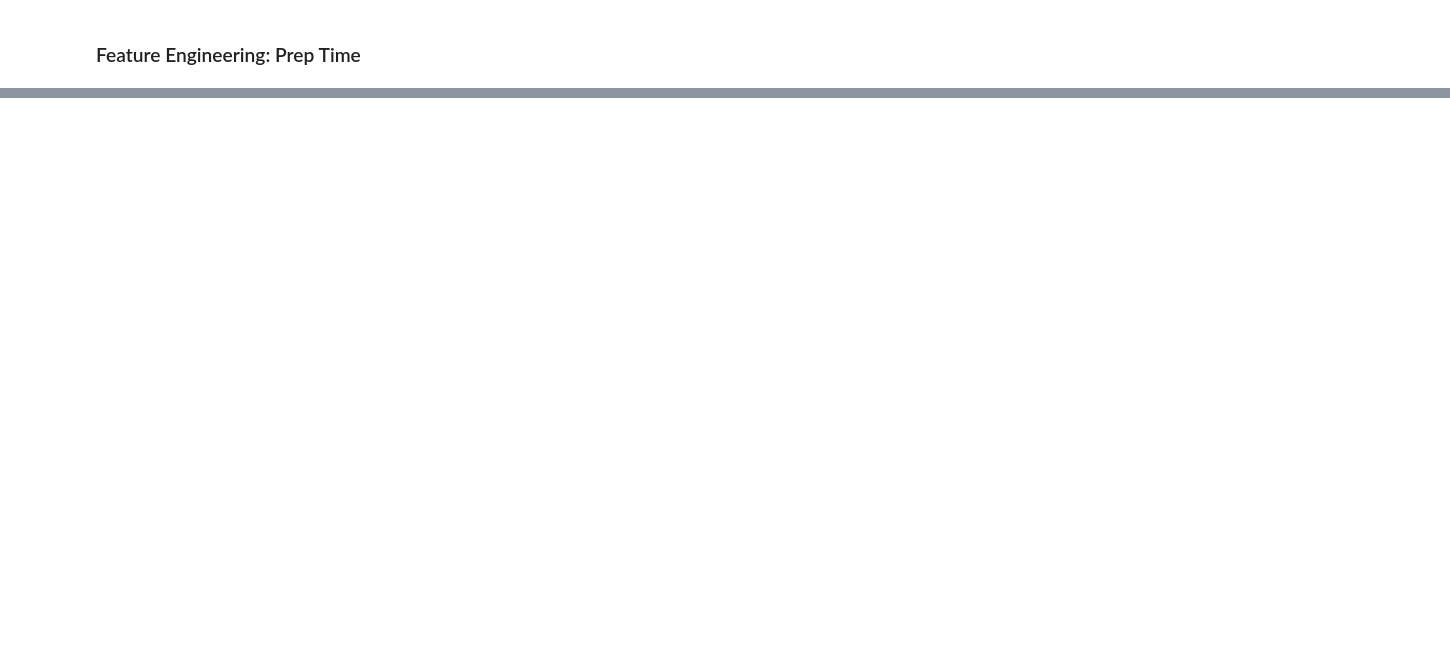
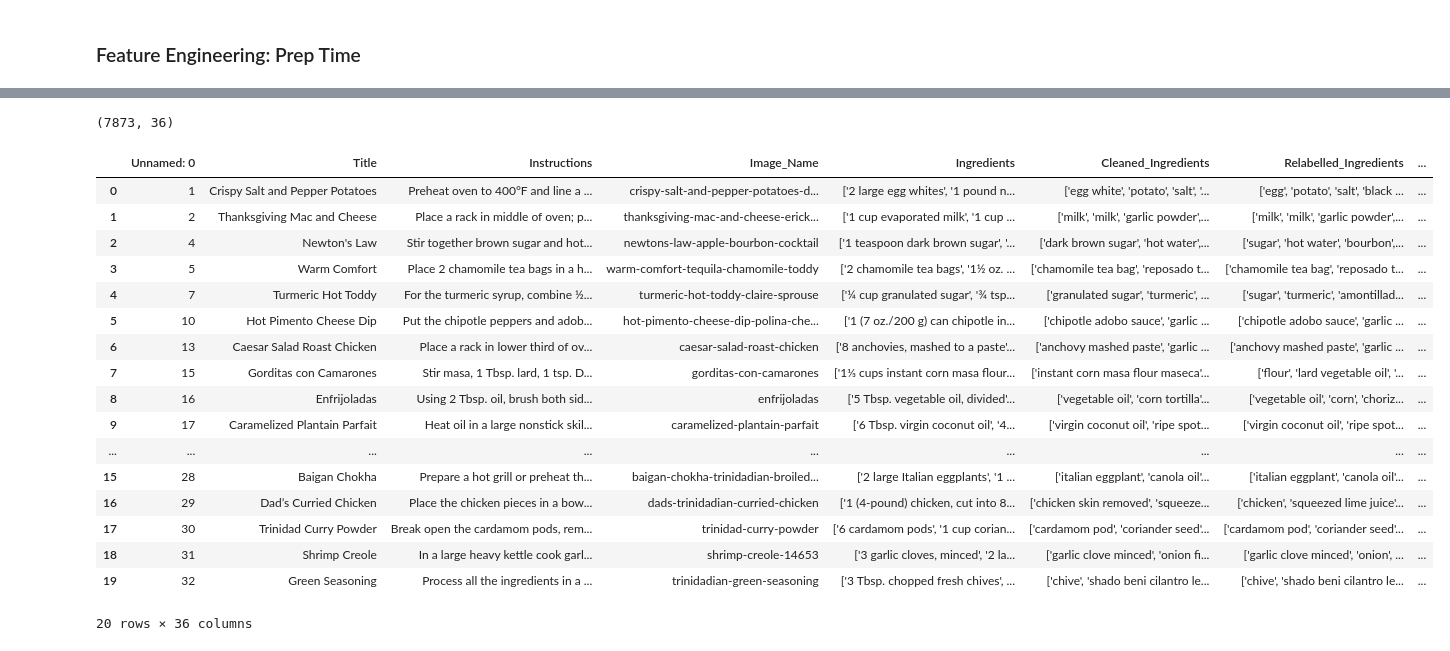
Before and after one commit to mjaber95/FeedMe, a Jupyter notebook: notebooks/christopher_recipes.ipynb, the cells around one changed output, grey strips where cells are left out. Drawn from its saved outputs; the diff is of its cells as text; code cells hidden in the pictures; blank space fills up the shorter version.

Commit message:
updated and cleaned

```diff
--- a/notebooks/christopher_recipes.ipynb
+++ b/notebooks/christopher_recipes.ipynb
@@ -395,0 +413,18 @@ Idea about prep_time
+# %%
+def prep_time(instructions):
+    prep_time = 0
+    default_time = 2
+    pattern_minutes = '(\d+) minutes'
+    pattern_hour = '(\d) hour'
+    sentences = instructions.split(".")
+    prep_time += default_time * len(sentences)
+    for sentence in sentences:
+        search_minutes = re.findall(pattern_minutes, sentence)
+        search_hours = re.findall(pattern_hour, sentence)
+        for m in search_minutes:
+            prep_time += int(m)
+        for h in search_hours:
+            prep_time += (int(h) * 60)
+    return prep_time
+
+    # adding all numbers within list
@@ -395,0 +437,2 @@ Idea about prep_time
+# %%
+df_prep_time = pd.read_csv('/Users/chrissibierich/code/christopherbierich/FeedMe/raw_data/Recipes/reduced_dataset.csv')
@@ -395,0 +449,3 @@ Idea about prep_time
+# %%
+df_prep_time['Instructions'].isnull().sum()
+df_prep_time_na = df_prep_time.dropna()
@@ -395,0 +457,2 @@ Idea about prep_time
+# %%
+df_prep_time_na['Prep Time'] = df_prep_time_na['Instructions'].apply(lambda x: prep_time(x))
@@ -395,0 +465,25 @@ Idea about prep_time
+# %%
+df_prep_time_na.shape
+# %% [output]
+(7873, 36)
+# %%
+df_prep_time_na.head(20)
+# %% [output]
+|  | Unnamed: 0 | Title | Instructions | Image_Name | Ingredients | Cleaned_Ingredients | Relabelled_Ingredients | ... |
+| 0 | 1 | Crispy Salt and Pepper Potatoes | Preheat oven to 400°F and line a ... | crispy-salt-and-pepper-potatoes-d... | ['2 large egg whites', '1 pound n... | ['egg white', 'potato', 'salt', '... | ['egg', 'potato', 'salt', 'black ... | ... |
+| 1 | 2 | Thanksgiving Mac and Cheese | Place a rack in middle of oven; p... | thanksgiving-mac-and-cheese-erick... | ['1 cup evaporated milk', '1 cup ... | ['milk', 'milk', 'garlic powder',... | ['milk', 'milk', 'garlic powder',... | ... |
+| 2 | 4 | Newton's Law | Stir together brown sugar and hot... | newtons-law-apple-bourbon-cocktail | ['1 teaspoon dark brown sugar', '... | ['dark brown sugar', 'hot water',... | ['sugar', 'hot water', 'bourbon',... | ... |
+| 3 | 5 | Warm Comfort | Place 2 chamomile tea bags in a h... | warm-comfort-tequila-chamomile-toddy | ['2 chamomile tea bags', '1½ oz. ... | ['chamomile tea bag', 'reposado t... | ['chamomile tea bag', 'reposado t... | ... |
+| 4 | 7 | Turmeric Hot Toddy | For the turmeric syrup, combine ½... | turmeric-hot-toddy-claire-sprouse | ['¼ cup granulated sugar', '¾ tsp... | ['granulated sugar', 'turmeric', ... | ['sugar', 'turmeric', 'amontillad... | ... |
+| 5 | 10 | Hot Pimento Cheese Dip | Put the chipotle peppers and adob... | hot-pimento-cheese-dip-polina-che... | ['1 (7 oz./200 g) can chipotle in... | ['chipotle adobo sauce', 'garlic ... | ['chipotle adobo sauce', 'garlic ... | ... |
+| 6 | 13 | Caesar Salad Roast Chicken | Place a rack in lower third of ov... | caesar-salad-roast-chicken | ['8 anchovies, mashed to a paste'... | ['anchovy mashed paste', 'garlic ... | ['anchovy mashed paste', 'garlic ... | ... |
+| 7 | 15 | Gorditas con Camarones | Stir masa, 1 Tbsp. lard, 1 tsp. D... | gorditas-con-camarones | ['1⅓ cups instant corn masa flour... | ['instant corn masa flour maseca'... | ['flour', 'lard vegetable oil', '... | ... |
+| 8 | 16 | Enfrijoladas | Using 2 Tbsp. oil, brush both sid... | enfrijoladas | ['5 Tbsp. vegetable oil, divided'... | ['vegetable oil', 'corn tortilla'... | ['vegetable oil', 'corn', 'choriz... | ... |
+| 9 | 17 | Caramelized Plantain Parfait | Heat oil in a large nonstick skil... | caramelized-plantain-parfait | ['6 Tbsp. virgin coconut oil', '4... | ['virgin coconut oil', 'ripe spot... | ['virgin coconut oil', 'ripe spot... | ... |
+| ... | ... | ... | ... | ... | ... | ... | ... | ... |
+| 15 | 28 | Baigan Chokha | Prepare a hot grill or preheat th... | baigan-chokha-trinidadian-broiled... | ['2 large Italian eggplants', '1 ... | ['italian eggplant', 'canola oil'... | ['italian eggplant', 'canola oil'... | ... |
+| 16 | 29 | Dad’s Curried Chicken | Place the chicken pieces in a bow... | dads-trinidadian-curried-chicken | ['1 (4-pound) chicken, cut into 8... | ['chicken skin removed', 'squeeze... | ['chicken', 'squeezed lime juice'... | ... |
+| 17 | 30 | Trinidad Curry Powder | Break open the cardamom pods, rem... | trinidad-curry-powder | ['6 cardamom pods', '1 cup corian... | ['cardamom pod', 'coriander seed'... | ['cardamom pod', 'coriander seed'... | ... |
+| 18 | 31 | Shrimp Creole | In a large heavy kettle cook garl... | shrimp-creole-14653 | ['3 garlic cloves, minced', '2 la... | ['garlic clove minced', 'onion fi... | ['garlic clove minced', 'onion', ... | ... |
+| 19 | 32 | Green Seasoning | Process all the ingredients in a ... | trinidadian-green-seasoning | ['3 Tbsp. chopped fresh chives', ... | ['chive', 'shado beni cilantro le... | ['chive', 'shado beni cilantro le... | ... |
+20 rows × 36 columns
```
Also changed, not shown: parts of 19 cells of this notebook.
